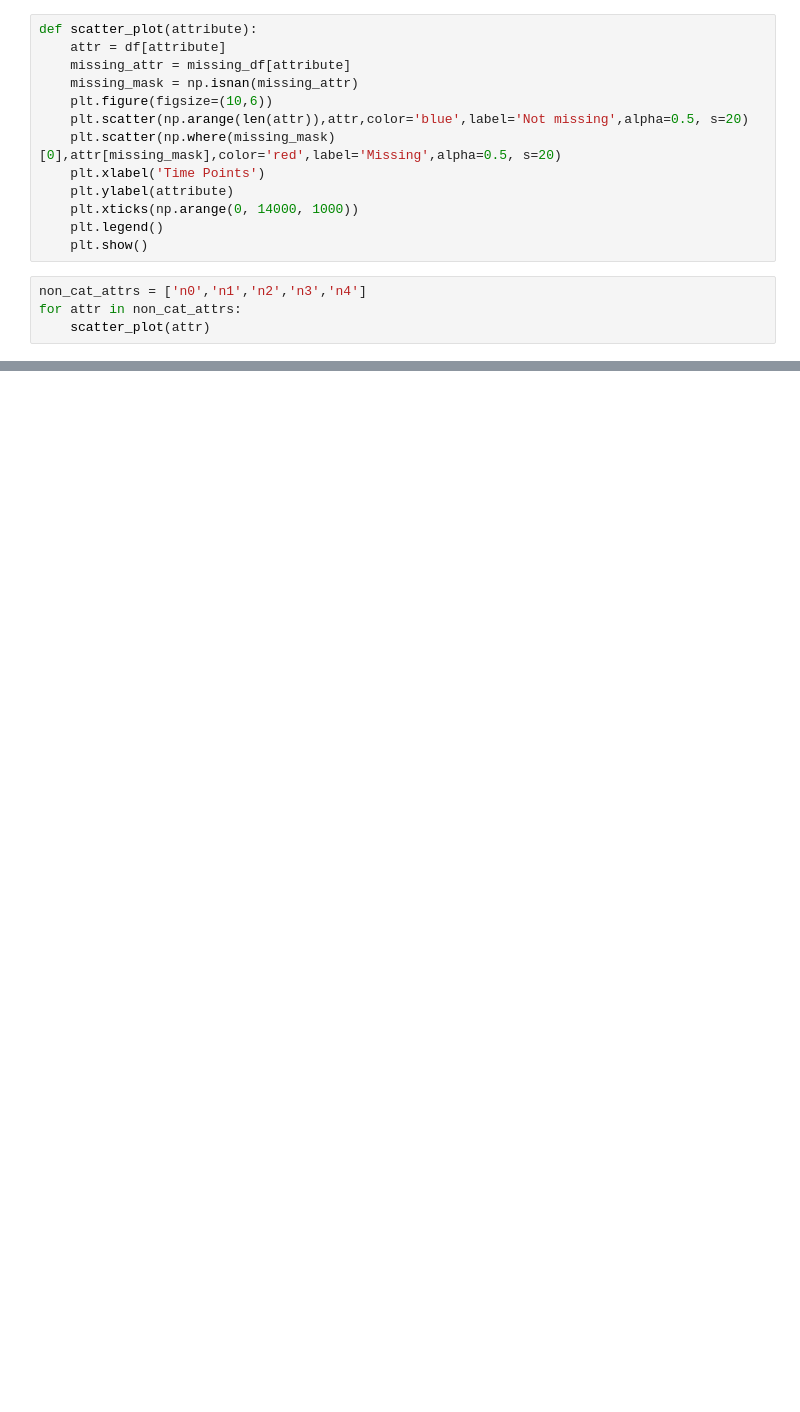
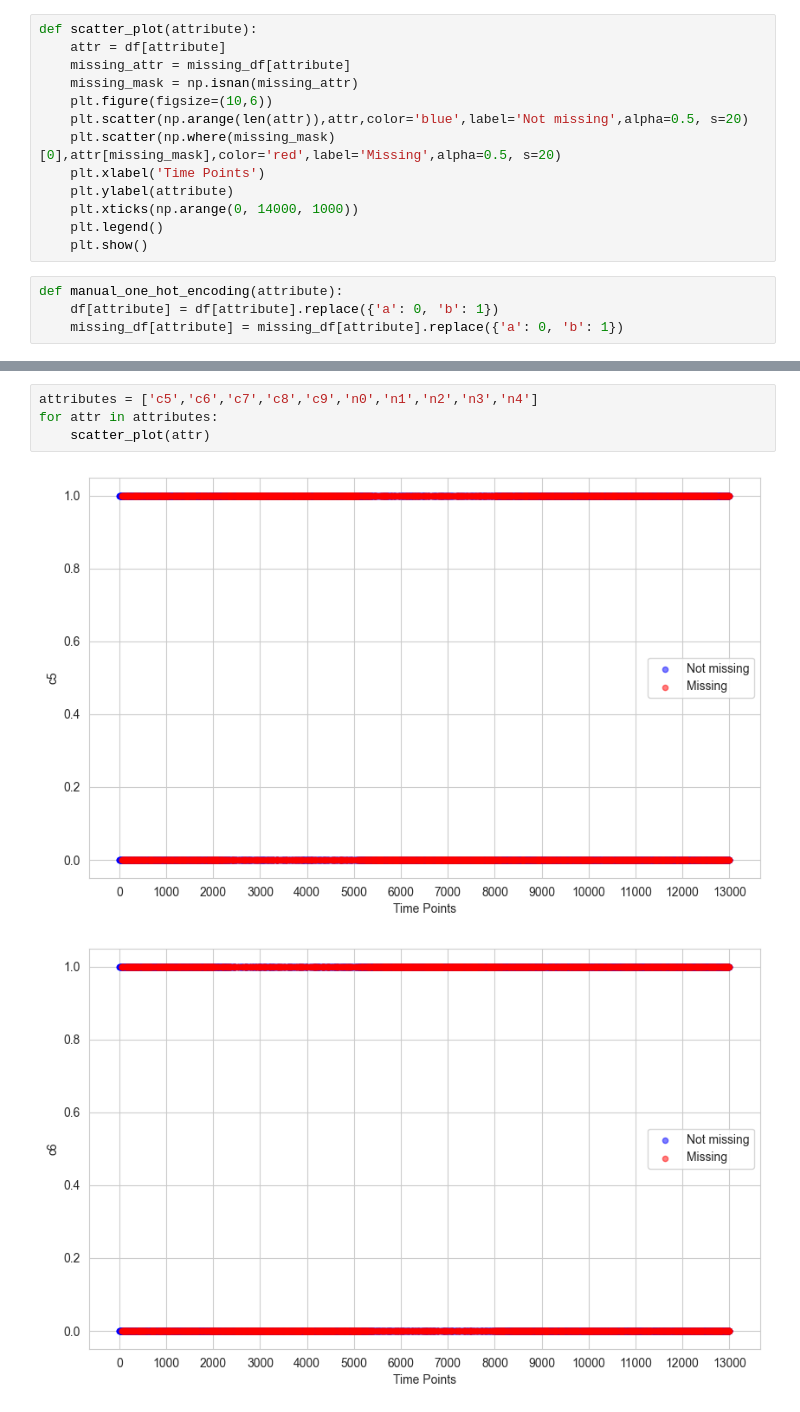
Before and after one commit to aditya0by0/stream-viz, a Jupyter notebook: notebooks/missing_data_analysis.ipynb, the cells around one changed output, grey strips where cells are left out. Saved outputs shown, nothing was run; the diff lists cells and outputs as text; blank space fills up the shorter version.

```diff
--- a/notebooks/missing_data_analysis.ipynb
+++ b/notebooks/missing_data_analysis.ipynb
@@ -75,6 +85,6 @@ def scatter_plot(attribute):
     plt.legend()
     plt.show()
 # %%
-non_cat_attrs = ['n0','n1','n2','n3','n4']
-for attr in non_cat_attrs:
-    scatter_plot(attr)
+def manual_one_hot_encoding(attribute):
+    df[attribute] = df[attribute].replace({'a': 0, 'b': 1})
+    missing_df[attribute] = missing_df[attribute].replace({'a': 0, 'b': 1})
@@ -86,0 +127,7 @@ for attr in non_cat_attrs:
+# %%
+attributes = ['c5','c6','c7','c8','c9','n0','n1','n2','n3','n4']
+for attr in attributes:
+    scatter_plot(attr)
+# %% [output]
+[figure, added]
+[figure, added]
```
Also changed, not shown: parts of 10 cells of this notebook, 1 other file.
